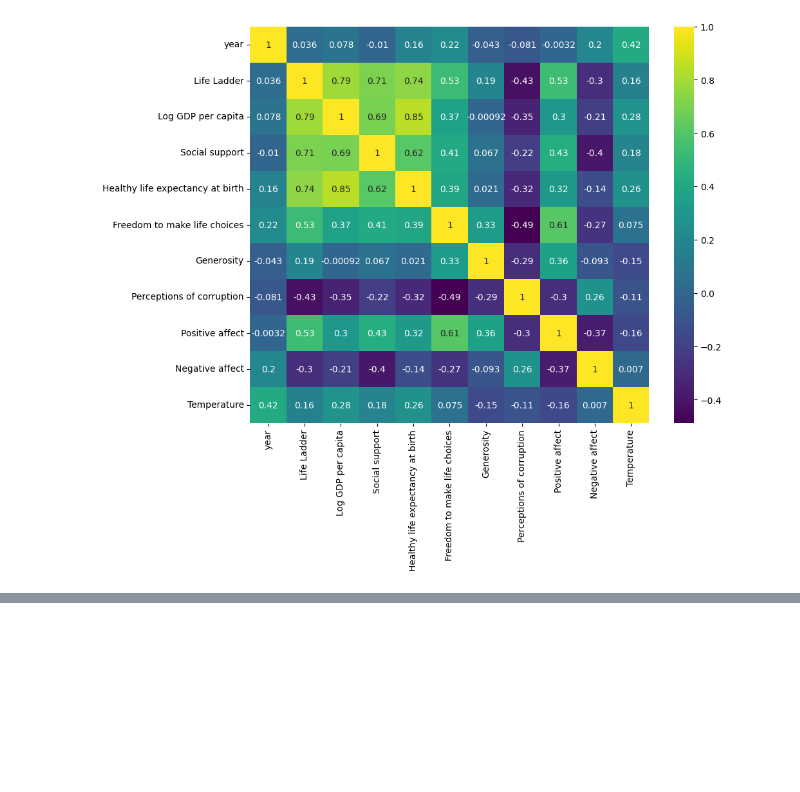
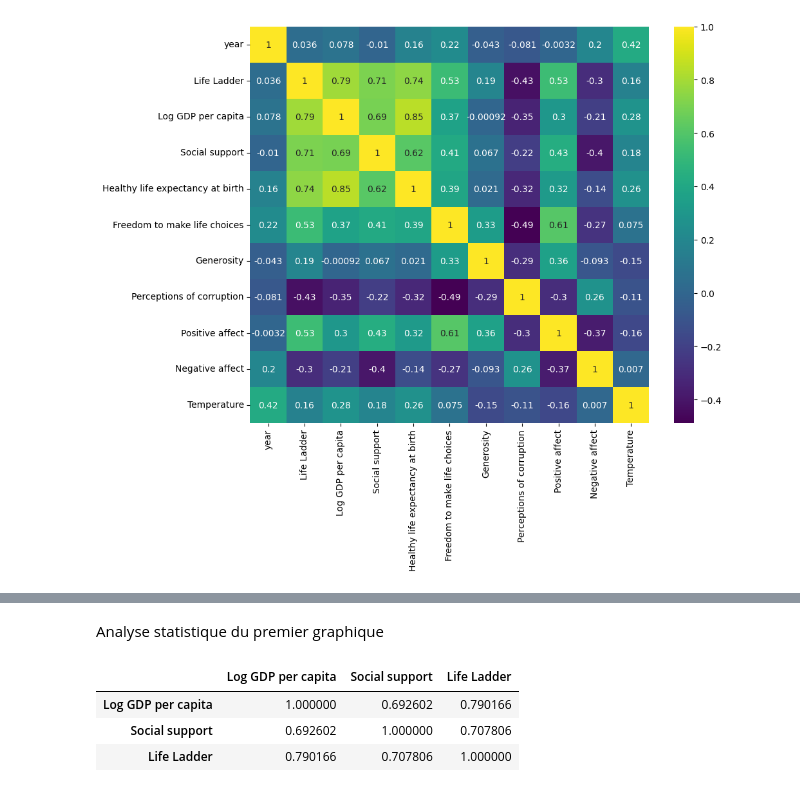
Before and after one commit to khelifaYacine/Analyse-du-rapport-du-bien--tre-sur-terre, a Jupyter notebook: EDA_LM-1.ipynb, the cells around one changed output, grey strips where cells are left out. Saved outputs shown, nothing was run; the diff lists cells and outputs as text; code cells hidden in the pictures; blank space fills up the shorter version.

```diff
--- a/EDA_LM-1.ipynb
+++ b/EDA_LM-1.ipynb
@@ -488,0 +557,11 @@ fig.show()
+# %% [markdown]
+Analyse statistique du premier graphique
+# %%
+# Calcul des corrélations entre toutes les paires de variables numériques
+correlation_matrix = df[['Log GDP per capita', 'Social support', 'Life Ladder']].corr()
+correlation_matrix
+# %% [output]
+|  | Log GDP per capita | Social support | Life Ladder |
+| Log GDP per capita | 1.000000 | 0.692602 | 0.790166 |
+| Social support | 0.692602 | 1.000000 | 0.707806 |
+| Life Ladder | 0.790166 | 0.707806 | 1.000000 |
```
Also changed, not shown: parts of 12 cells of this notebook.
